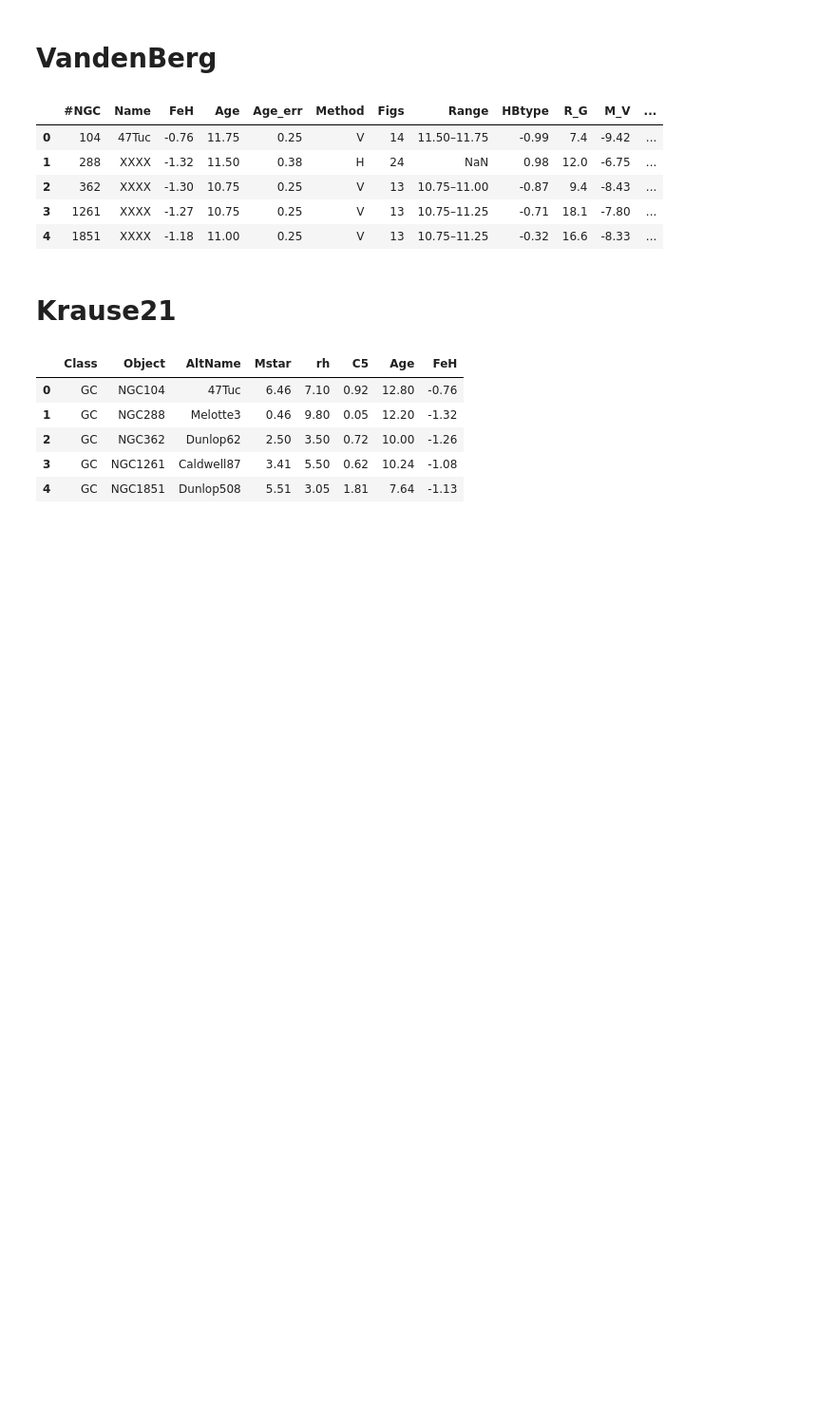
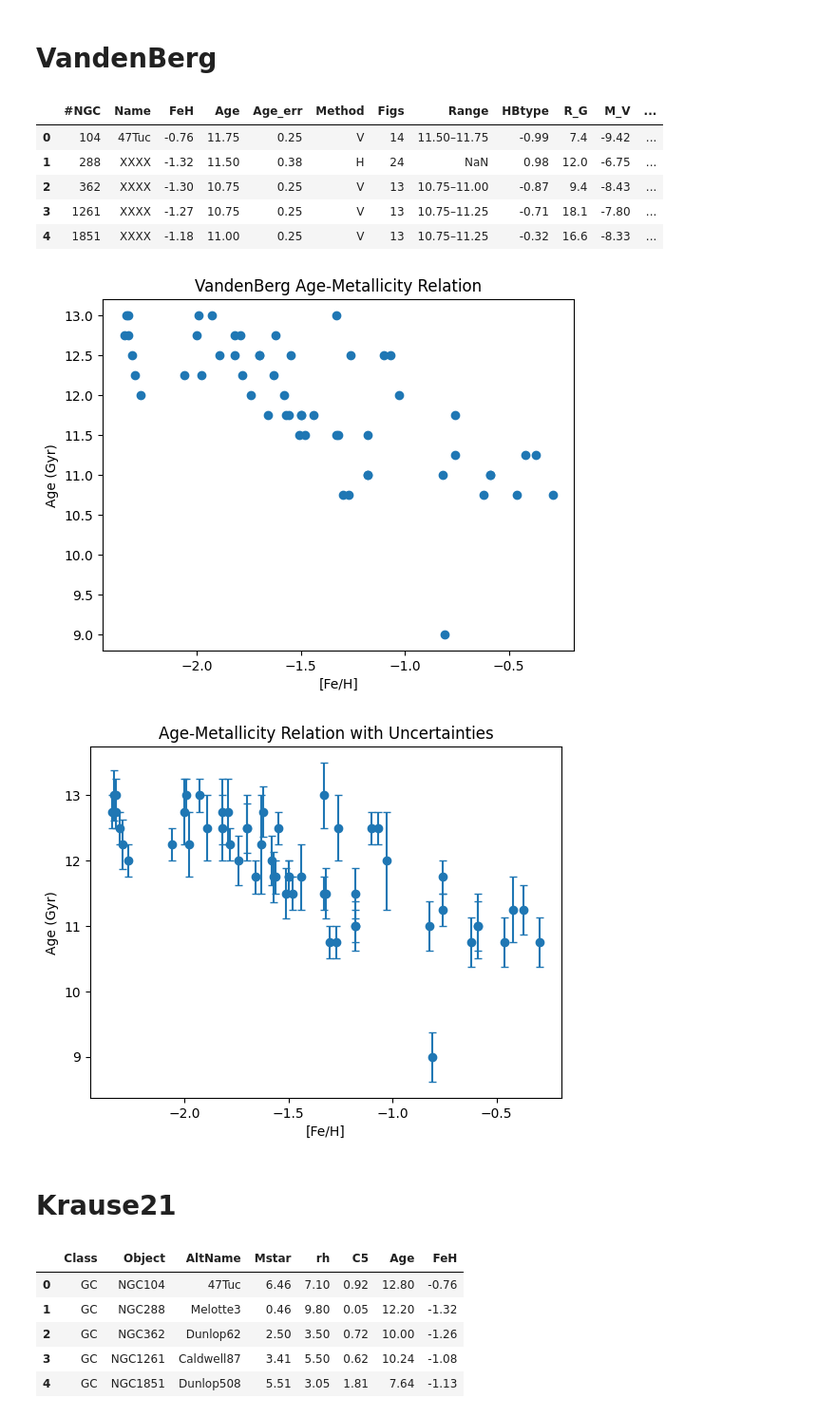
Before and after one commit to sleepdepr1ved/PHYS3116_Team, a Jupyter notebook: project.ipynb, the cells around one changed output. Shown: that part at 95% size. Cells and saved outputs as stored; diff of their text form; code cells hidden in the pictures; blank space fills up the shorter version.

```diff
--- a/project.ipynb
+++ b/project.ipynb
@@ -46,6 +57,22 @@ vBerg.head()
 | 2 | 362 | XXXX | -1.30 | 10.75 | 0.25 | V | 13 | 10.75–11.00 | -0.87 | 9.4 | -8.43 | ... |
 | 3 | 1261 | XXXX | -1.27 | 10.75 | 0.25 | V | 13 | 10.75–11.25 | -0.71 | 18.1 | -7.80 | ... |
 | 4 | 1851 | XXXX | -1.18 | 11.00 | 0.25 | V | 13 | 10.75–11.25 | -0.32 | 16.6 | -8.33 | ... |
+# %%
+plt.scatter(vBerg["FeH"], vBerg["Age"])
+plt.xlabel("[Fe/H]")
+plt.ylabel("Age (Gyr)")
+plt.title("VandenBerg Age-Metallicity Relation")
+plt.show()
+
+
+plt.errorbar(vBerg["FeH"], vBerg["Age"], yerr=vBerg["Age_err"], fmt="o", capsize=3)
+plt.xlabel("[Fe/H]")
+plt.ylabel("Age (Gyr)")
+plt.title("Age-Metallicity Relation with Uncertainties")
+plt.show()
+# %% [output]
+[figure, added]
+[figure, added]
 # %% [markdown]
 # Krause21
 # %%
```
Also changed, not shown: parts of 3 cells of this notebook.
